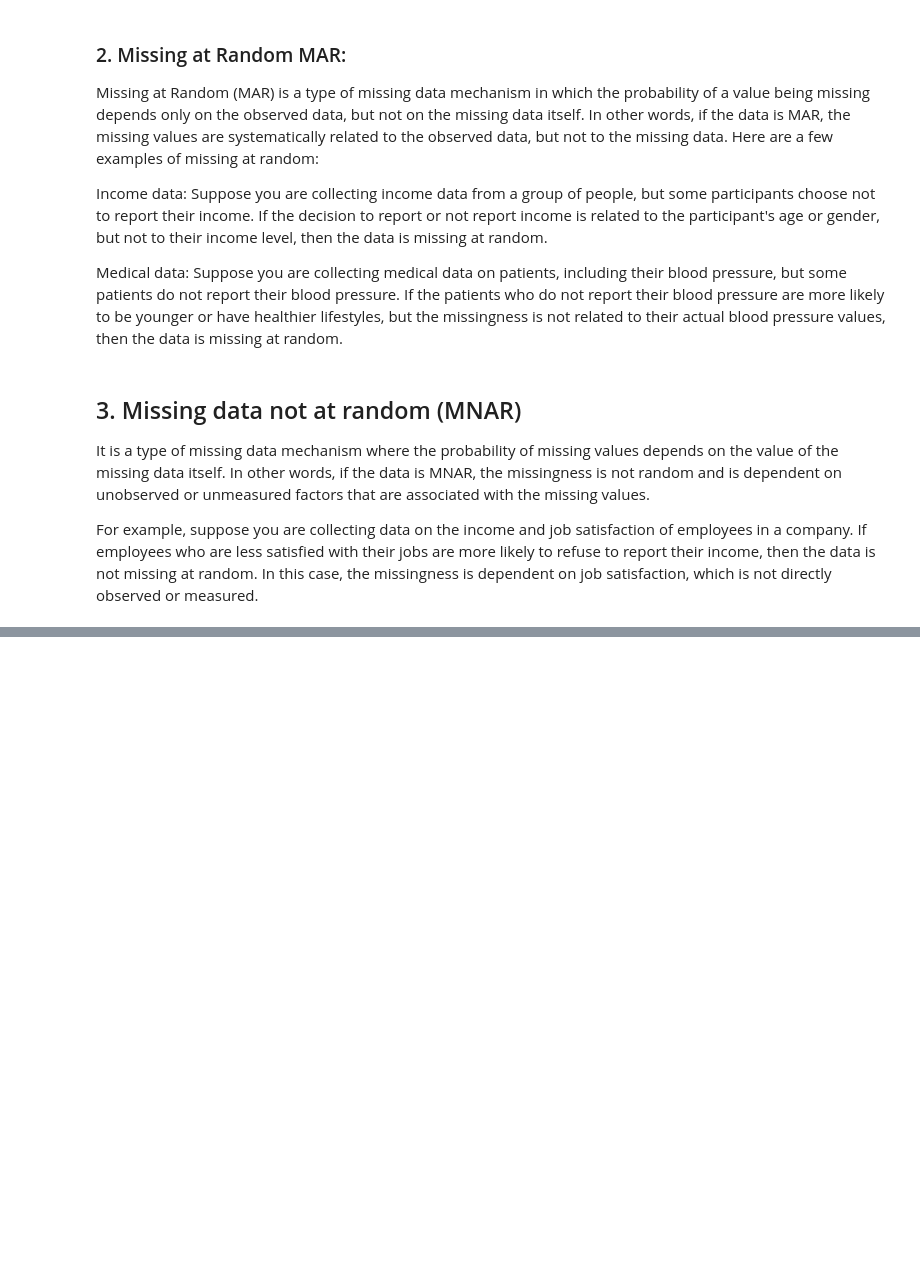
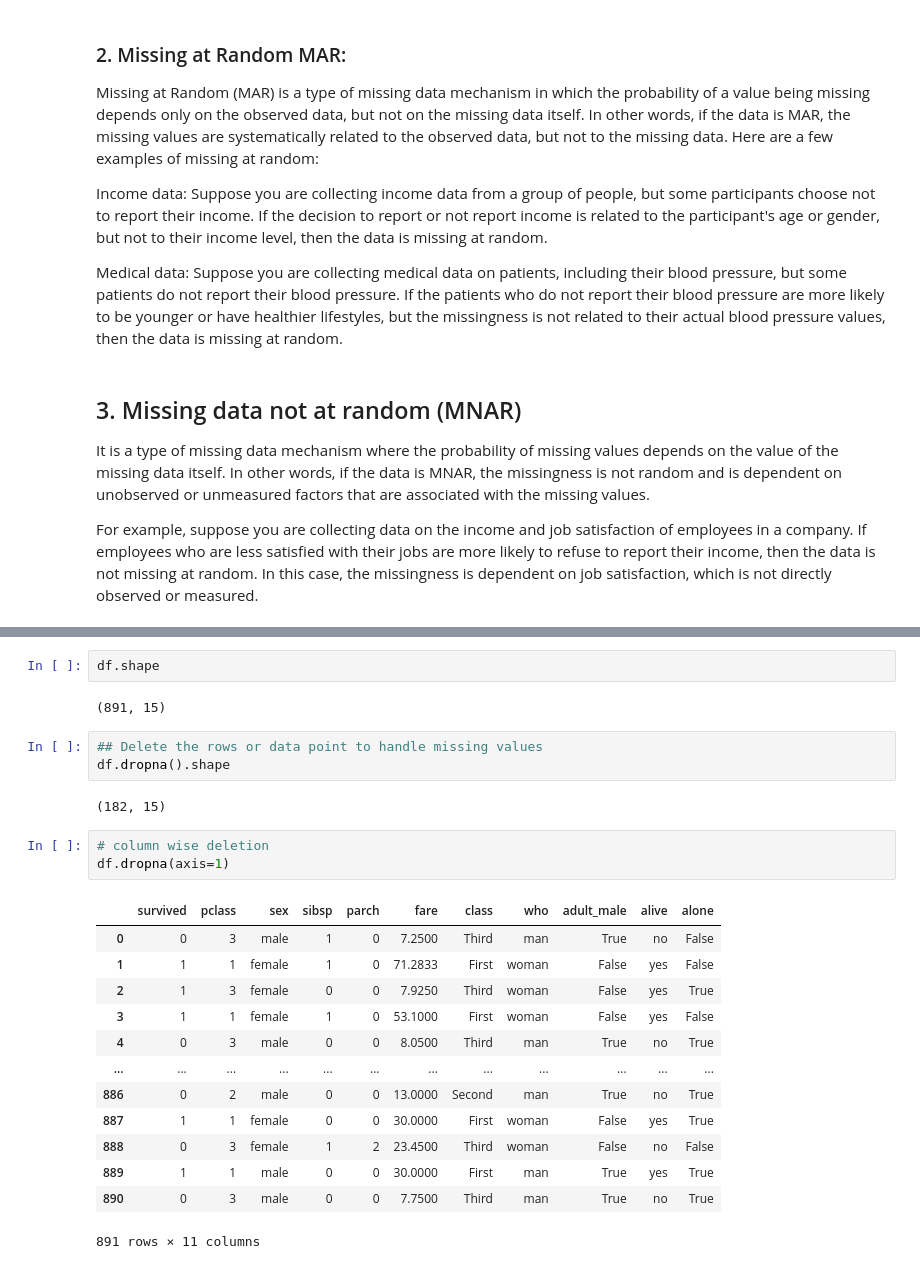
Before and after one commit to fahim-506/eda-with-python, a Jupyter notebook: notebooks/feature_eng/handling_missing_values.ipynb, the cells around one changed output, grey strips where cells are left out. Drawn from its saved outputs; the diff is of its cells as text; blank space fills up the shorter version.

```diff
--- a/notebooks/feature_eng/handling_missing_values.ipynb
+++ b/notebooks/feature_eng/handling_missing_values.ipynb
@@ -22,0 +56,26 @@ For example, suppose you are collecting data on the income and job satisfaction
+# %%
+df.shape
+# %% [output]
+(891, 15)
+# %%
+## Delete the rows or data point to handle missing values
+df.dropna().shape
+# %% [output]
+(182, 15)
+# %%
+# column wise deletion
+df.dropna(axis=1)
+# %% [output]
+|  | survived | pclass | sex | sibsp | parch | fare | class | who | adult_male | alive | alone |
+| 0 | 0 | 3 | male | 1 | 0 | 7.2500 | Third | man | True | no | False |
+| 1 | 1 | 1 | female | 1 | 0 | 71.2833 | First | woman | False | yes | False |
+| 2 | 1 | 3 | female | 0 | 0 | 7.9250 | Third | woman | False | yes | True |
+| 3 | 1 | 1 | female | 1 | 0 | 53.1000 | First | woman | False | yes | False |
+| 4 | 0 | 3 | male | 0 | 0 | 8.0500 | Third | man | True | no | True |
+| ... | ... | ... | ... | ... | ... | ... | ... | ... | ... | ... | ... |
+| 886 | 0 | 2 | male | 0 | 0 | 13.0000 | Second | man | True | no | True |
+| 887 | 1 | 1 | female | 0 | 0 | 30.0000 | First | woman | False | yes | True |
+| 888 | 0 | 3 | female | 1 | 2 | 23.4500 | Third | woman | False | no | False |
+| 889 | 1 | 1 | male | 0 | 0 | 30.0000 | First | man | True | yes | True |
+| 890 | 0 | 3 | male | 0 | 0 | 7.7500 | Third | man | True | no | True |
+891 rows × 11 columns
```
Also changed, not shown: parts of 20 cells of this notebook.
